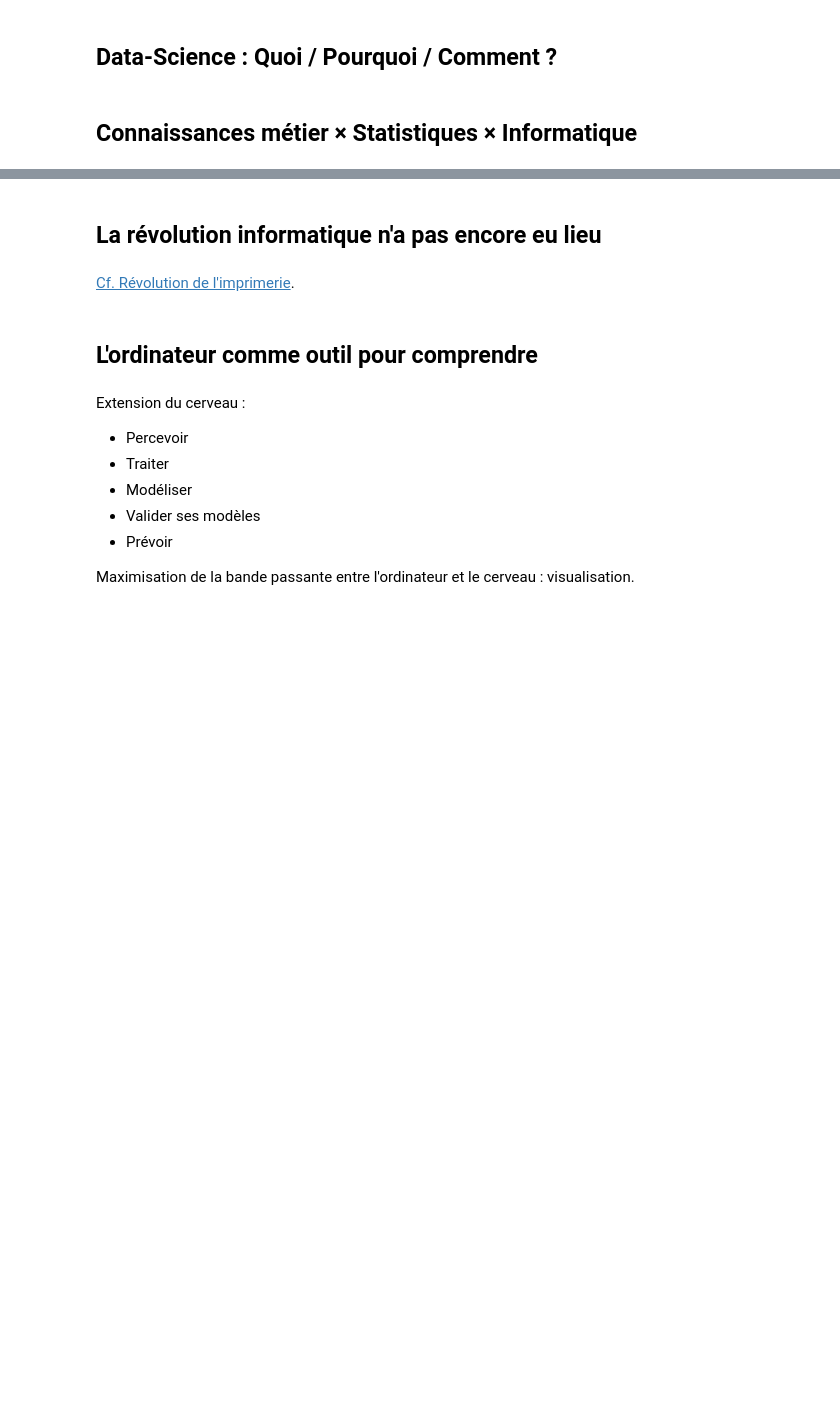
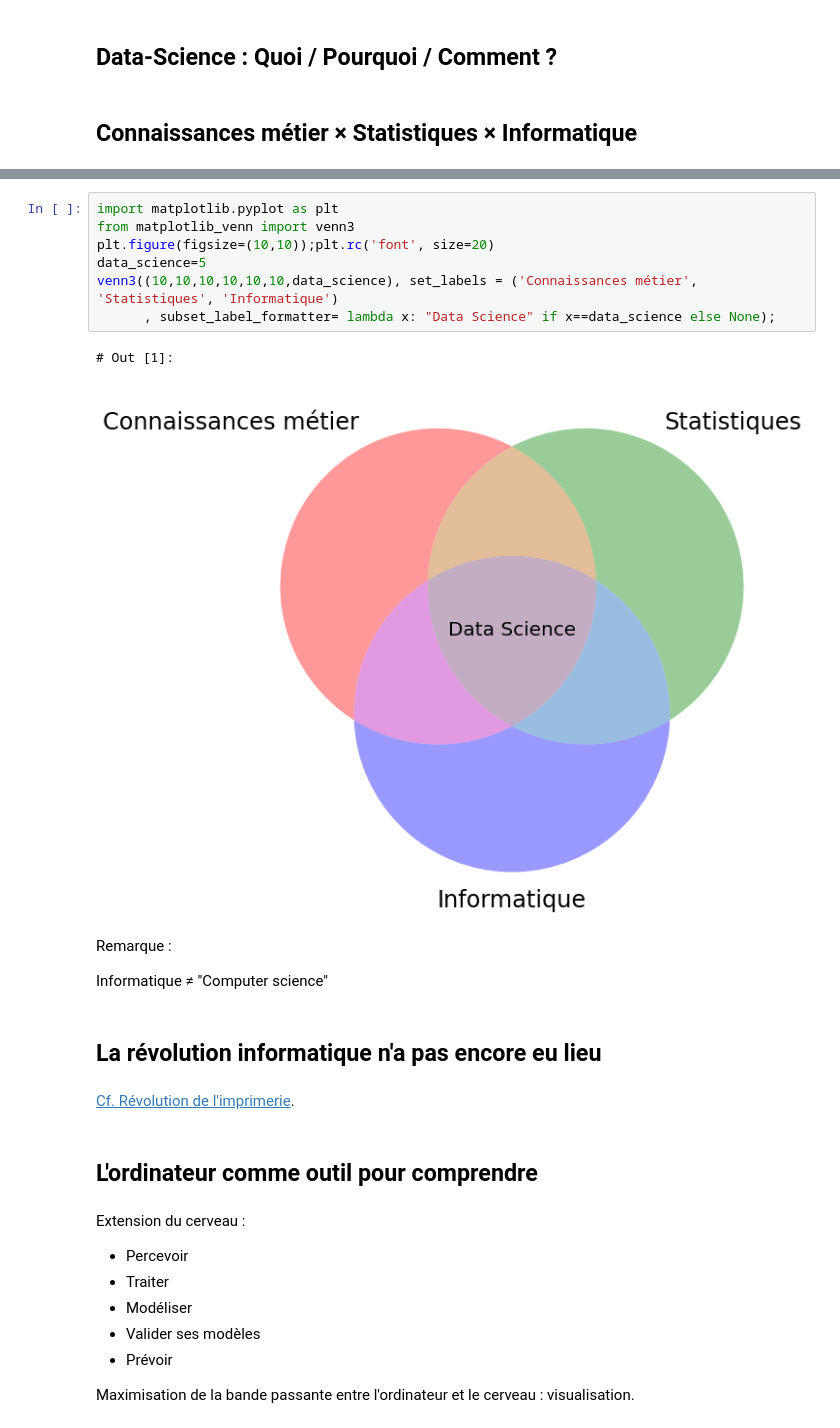
Before and after one commit to bhugueney/test-notebooks-org-publish, a Jupyter notebook: public/Intro-DataScience.ipynb, the cells around one changed output, grey strips where cells are left out. Cells and saved outputs as stored; diff of their text form; blank space fills up the shorter version.

```diff
--- a/public/Intro-DataScience.ipynb
+++ b/public/Intro-DataScience.ipynb
@@ -19,3 +5,17 @@ Informatique ≠ "Computer science"
+# %%
+import matplotlib.pyplot as plt
+from matplotlib_venn import venn3
+plt.figure(figsize=(10,10));plt.rc('font', size=20)
+data_science=5
+venn3((10,10,10,10,10,10,data_science), set_labels = ('Connaissances métier', 'Statistiques', 'Informatique')
+      , subset_label_formatter= lambda x: "Data Science" if x==data_science else None);
+# %% [output]
+# Out [1]:
+[figure, added]
+# %% [markdown]
+Remarque :
+
+Informatique ≠ "Computer science"
 # %% [markdown]
 ## La révolution informatique n'a pas encore eu lieu
 # %% [markdown]
```
Also changed, not shown: parts of 4 cells of this notebook, 3 other files.
